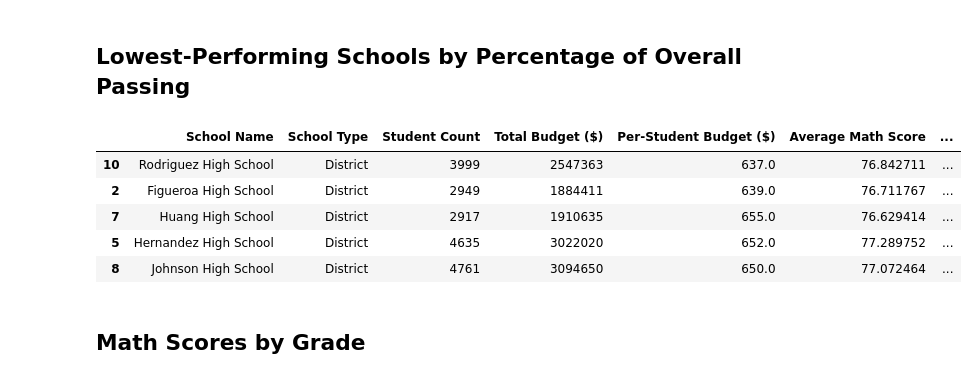
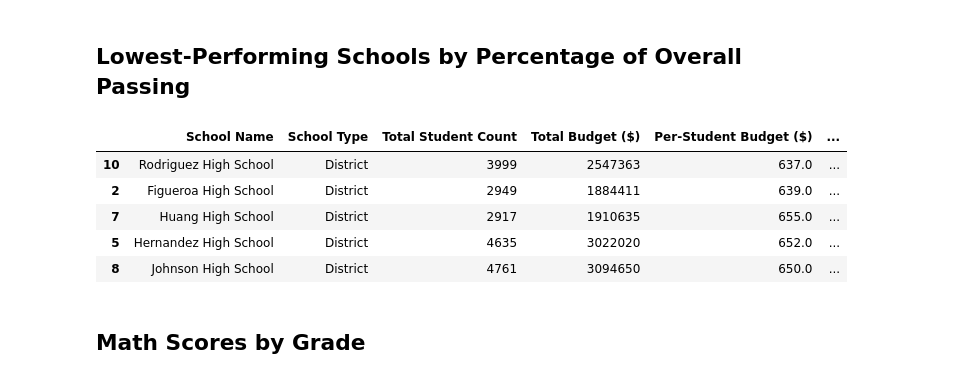
Before and after one commit to linderkm/pandas-challenge, a Jupyter notebook: PyCitySchools/analysis.ipynb, the cells around one changed output. Drawn from its saved outputs; the diff is of its cells as text; code cells hidden in the pictures.

```diff
--- a/PyCitySchools/analysis.ipynb
+++ b/PyCitySchools/analysis.ipynb
@@ -119,19 +120,20 @@ school_summary_df1 = pd.merge(school_summary_df, math_merge, on="school_name")
 #adding this data to school summary data.
 
 #find the number of students passing reading
-passing_read = students_df.loc[(students_df['reading_score']>=70)]
+passing_read_count = students_df.loc[(students_df['reading_score']>=70)]
 #grouping loc output and creating a new dataframe. counting the size of each group with size() (11).
-passing_read = pd.DataFrame(passing_read.groupby("school_name").size()).reset_index()
-passing_read = passing_read.rename(columns = {0:"Number of Students Passing Reading"}) #(9)
+passing_read_count = pd.DataFrame(passing_read_count.groupby("school_name").size()).reset_index()
+passing_read_count = passing_read_count.rename(columns = {0:"Number of Students Passing Reading"}) #(9)
 
 #merging two dataframe on shared series 'school_name' (10)
 #using school_pop dataframe calculated in cell above, which containts total population per school
-read_merge = pd.merge(passing_read,school_pop, on="school_name")
+read_merge = pd.merge(passing_read_count,school_pop, on="school_name")
 #creating a new series
 read_merge["Passing Reading %"] = (read_merge["Number of Students Passing Reading"] / \
                                 read_merge["Total Students"]) * 100
+
 #simplifying dataframe to target columns
-read_merge = read_merge[["school_name", "Passing Reading %"]]
+read_merge = read_merge[["school_name", "Number of Students Passing Reading", "Passing Reading %"]]
 
 
 #merging math data into summary dataframe
@@ -141,22 +143,22 @@ school_summary_df2 = pd.merge(school_summary_df1, read_merge, on="school_name")
 #adding this data to school summary data.
 
 #find the number of students passing reading AND passing math
-passing_total = students_df.loc[((students_df['reading_score']>=70) & (students_df['math_score']>=70)),:]
+passing_total_count = students_df.loc[((students_df['reading_score']>=70) & (students_df['math_score']>=70)),:]
 #grouping loc output and creating a new dataframe. counting the size of each group with size() (11).
-passing_total = pd.DataFrame(passing_total.groupby("school_name").size()).reset_index()
-passing_total = passing_total.rename(columns = {0:"Number of Students Passing"}) #(9)
+passing_total_count = pd.DataFrame(passing_total_count.groupby("school_name").size()).reset_index()
+passing_total_count = passing_total_count.rename(columns = {0:"Number of Students Passing Overall"}) #(9)
 
 #merging two dataframe on shared series 'school_name' (10)
 #using school_pop dataframe calculated in cell above, which containts total population per school
-total_merge = pd.merge(passing_total,school_pop, on="school_name")
+total_merge = pd.merge(passing_total_count,school_pop, on="school_name")
 total_merge.head(20)
 
 
 #creating a new series
-total_merge["Total Passing %"] = (total_merge["Number of Students Passing"] / \
+total_merge["Total Passing %"] = (total_merge["Number of Students Passing Overall"] / \
                                 total_merge["Total Students"]) * 100
 #simplifying dataframe to target columns
-total_merge = total_merge[["school_name", "Total Passing %"]]
+total_merge = total_merge[["school_name", "Number of Students Passing Overall", "Total Passing %"]]
 
 
 #merging math data into summary dataframe
@@ -165,11 +167,14 @@ school_summary_df3 = pd.merge(school_summary_df2, total_merge, on="school_name")
 #cleaning and formatting the school summary dataframe
 #creating final dataframe
 per_school_summary = school_summary_df3[["school_name", "School Type", "Student Count",
-                                            "Total Budget ($)","Per-Student Budget ($)",
-                                           "Average Math Score", "Average Reading Score",
-                                           "Passing Math %","Passing Reading %", "Total Passing %"]]
+                                        "Total Budget ($)","Per-Student Budget ($)",
+                                        "Average Math Score", "Average Reading Score",
+                                        "Number of Students Passing Math","Passing Math %",
+                                         "Number of Students Passing Reading","Passing Reading %",
+                                         "Number of Students Passing Overall", "Total Passing %"]]
 #modifying column names
 per_school_summary = per_school_summary.rename(columns={"school_name": "School Name",
+                                                        "Student Count": "Total Student Count",
                                                            "Passing Math %": "Passing Math (%)",
                                                            "Passing Reading %": "Passing Reading (%)",
                                                            "Total Passing %": "Total Passing (%)"})
@@ -212,14 +231,16 @@ top_schools.head(5)
 # %%
 #organizing the summary data frame by 'total passing (%)', in ascending order.
 bottom_schools = school_summary_final_copy.sort_values(by="Total Passing (%)",ascending=True)
+#renaming column, to conform with challenge requirements
+bottom_schools = bottom_schools.rename(columns={"Total Passing (%)": "% Overall Passing"})
 bottom_schools.head(5)
 # %% [output]
-|  | School Name | School Type | Student Count | Total Budget ($) | Per-Student Budget ($) | Average Math Score | ... |
-| 10 | Rodriguez High School | District | 3999 | 2547363 | 637.0 | 76.842711 | ... |
-| 2 | Figueroa High School | District | 2949 | 1884411 | 639.0 | 76.711767 | ... |
-| 7 | Huang High School | District | 2917 | 1910635 | 655.0 | 76.629414 | ... |
-| 5 | Hernandez High School | District | 4635 | 3022020 | 652.0 | 77.289752 | ... |
-| 8 | Johnson High School | District | 4761 | 3094650 | 650.0 | 77.072464 | ... |
+|  | School Name | School Type | Total Student Count | Total Budget ($) | Per-Student Budget ($) | ... |
+| 10 | Rodriguez High School | District | 3999 | 2547363 | 637.0 | ... |
+| 2 | Figueroa High School | District | 2949 | 1884411 | 639.0 | ... |
+| 7 | Huang High School | District | 2917 | 1910635 | 655.0 | ... |
+| 5 | Hernandez High School | District | 4635 | 3022020 | 652.0 | ... |
+| 8 | Johnson High School | District | 4761 | 3094650 | 650.0 | ... |
 # %% [markdown]
 ## Math Scores by Grade
 # %%
```
Also changed, not shown: parts of 9 cells of this notebook.
